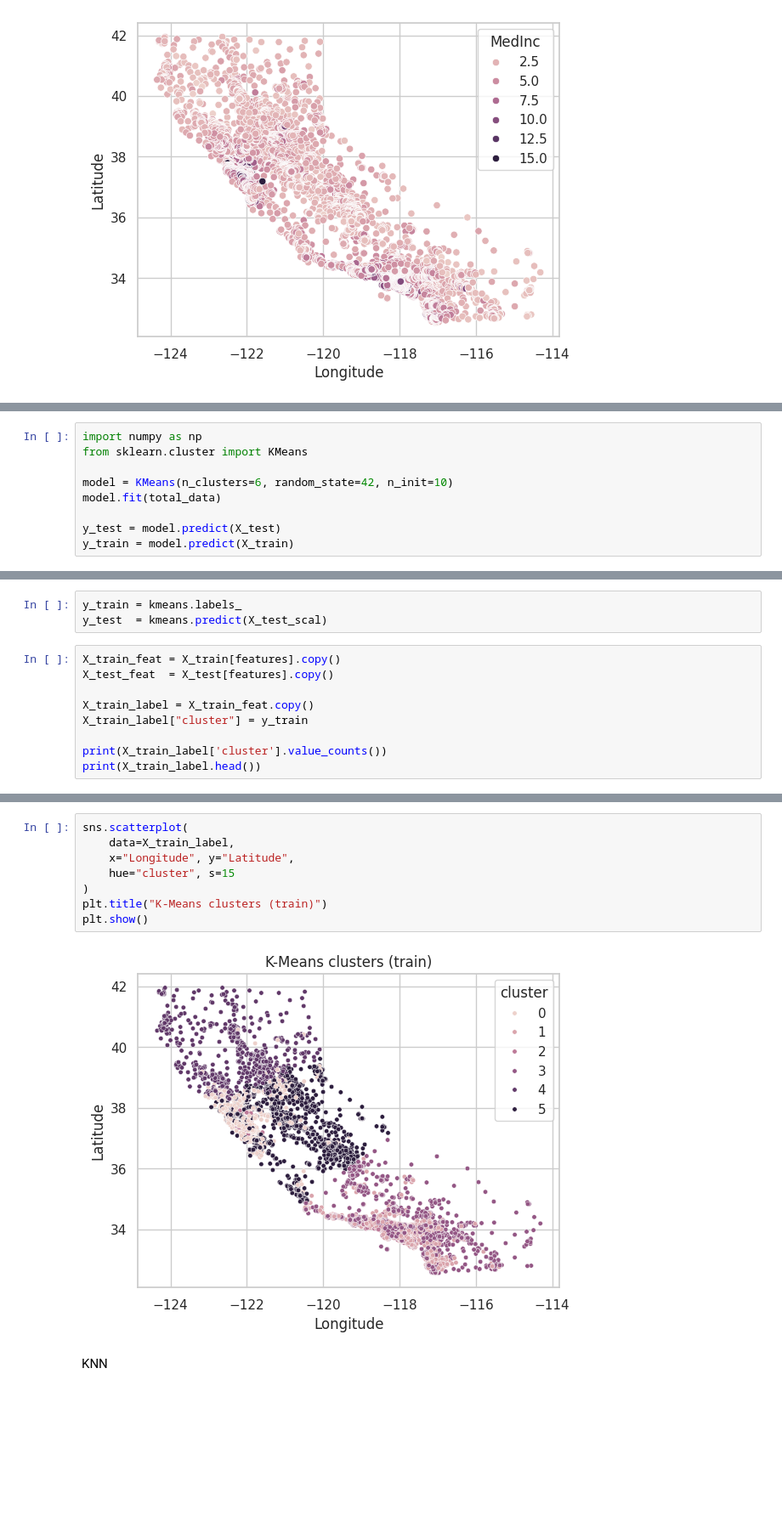
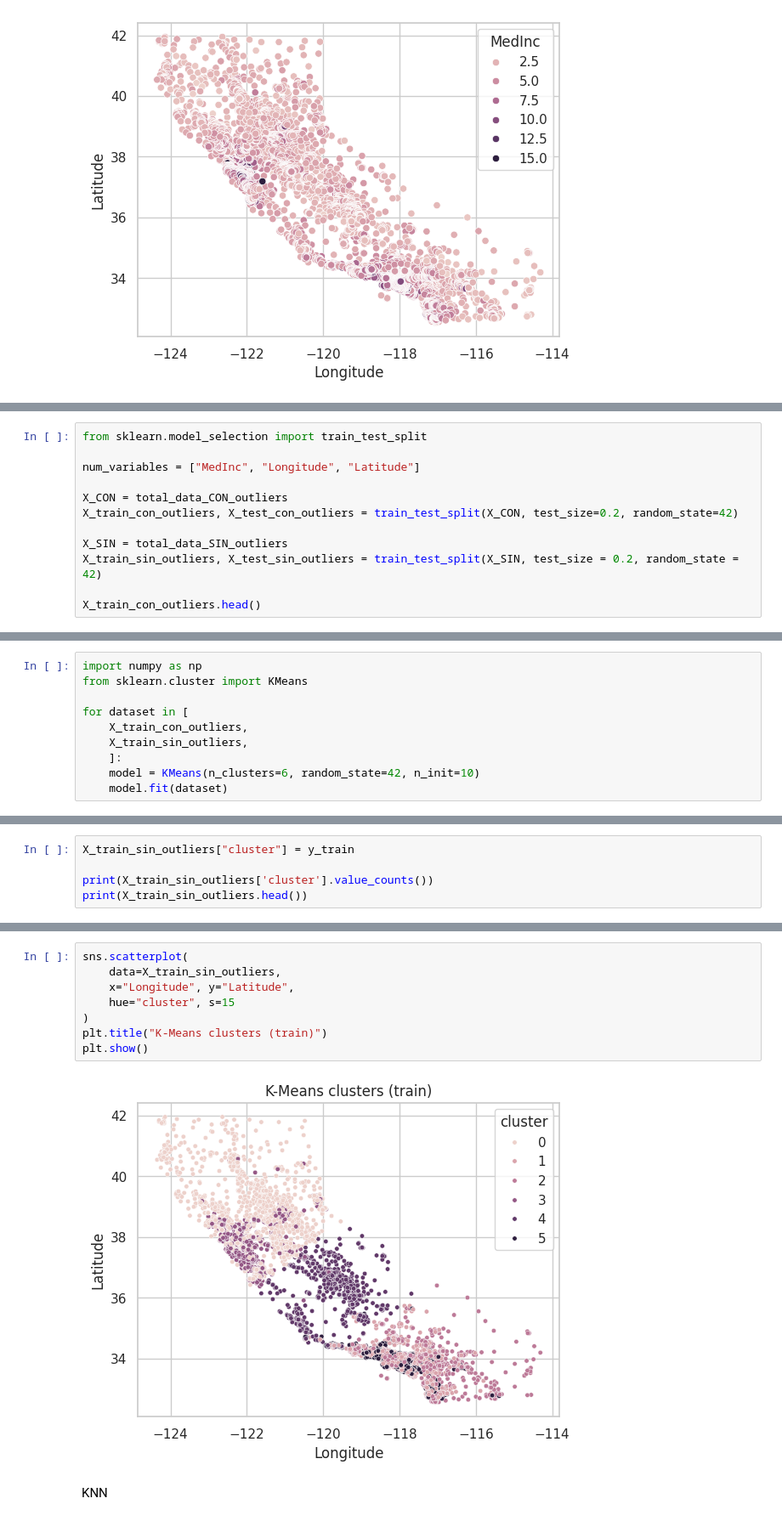
Before and after one commit to 4GeeksAcademy/ginappedrosa-ML-kmeans-housing, a Jupyter notebook: src/explore.ipynb, the cells around one changed output, grey strips where cells are left out. Shown at 85% size. Saved outputs shown, nothing was run; the diff lists cells and outputs as text; blank space fills up the shorter version.

```diff
--- a/src/explore.ipynb
+++ b/src/explore.ipynb
@@ -104,0 +153,12 @@ Test  shape: (4128, 3)
+# %%
+from sklearn.model_selection import train_test_split
+
+num_variables = ["MedInc", "Longitude", "Latitude"]
+
+X_CON = total_data_CON_outliers
+X_train_con_outliers, X_test_con_outliers = train_test_split(X_CON, test_size=0.2, random_state=42)
+
+X_SIN = total_data_SIN_outliers
+X_train_sin_outliers, X_test_sin_outliers = train_test_split(X_SIN, test_size = 0.2, random_state = 42)
+
+X_train_con_outliers.head()
@@ -106,11 +173,12 @@ Test  shape: (4128, 3)
 import numpy as np
 from sklearn.cluster import KMeans
 
-model = KMeans(n_clusters=6, random_state=42, n_init=10)
-model.fit(total_data)
-
-y_test = model.predict(X_test)
-y_train = model.predict(X_train)
+for dataset in [
+    X_train_con_outliers,
+    X_train_sin_outliers,
+    ]:
+    model = KMeans(n_clusters=6, random_state=42, n_init=10)
+    model.fit(dataset)
 # %%
 from sklearn.preprocessing import StandardScaler
 
@@ -125,14 +188,7 @@ KMeans(n_clusters=6, random_state=42)
-# %%
-y_train = kmeans.labels_
-y_test  = kmeans.predict(X_test_scal)
 # %%
-X_train_feat = X_train[features].copy()
-X_test_feat  = X_test[features].copy()
+X_train_sin_outliers["cluster"] = y_train
 
-X_train_label = X_train_feat.copy()
-X_train_label["cluster"] = y_train
-
-print(X_train_label['cluster'].value_counts())
-print(X_train_label.head())
+print(X_train_sin_outliers['cluster'].value_counts())
+print(X_train_sin_outliers.head())
 # %% [output]
 cluster
@@ -152,13 +208,13 @@ Name: count, dtype: int64
 # %%
 sns.scatterplot(
-    data=X_train_label,
+    data=X_train_sin_outliers,
     x="Longitude", y="Latitude",
     hue="cluster", s=15
 )
 plt.title("K-Means clusters (train)")
 plt.show()
 # %% [output]
-[figure, old version]
+[figure, new version]
 # %% [markdown]
 KNN
 # %%
```
Also changed, not shown: parts of 12 cells of this notebook.
